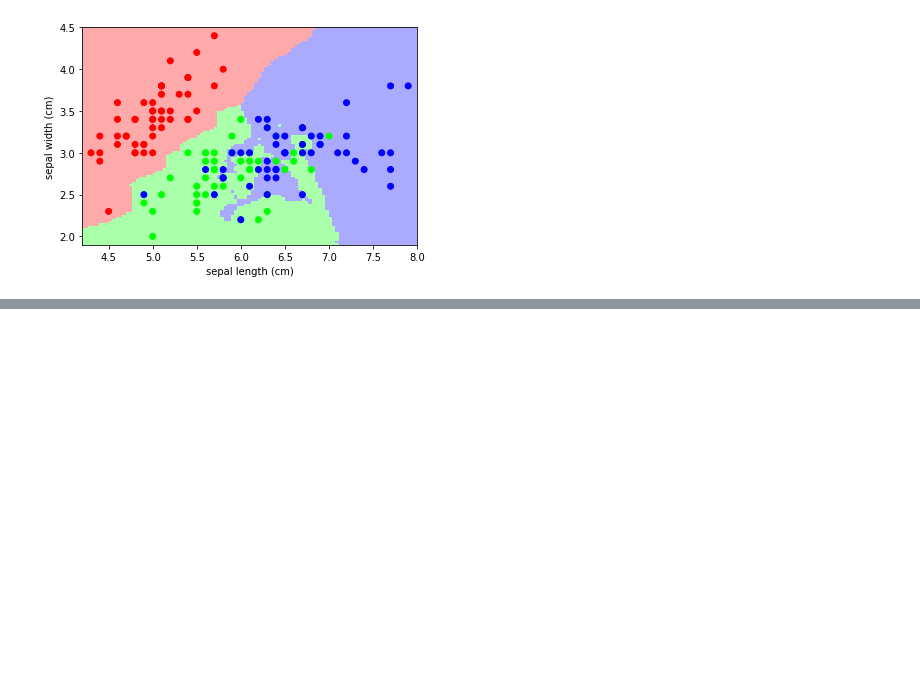
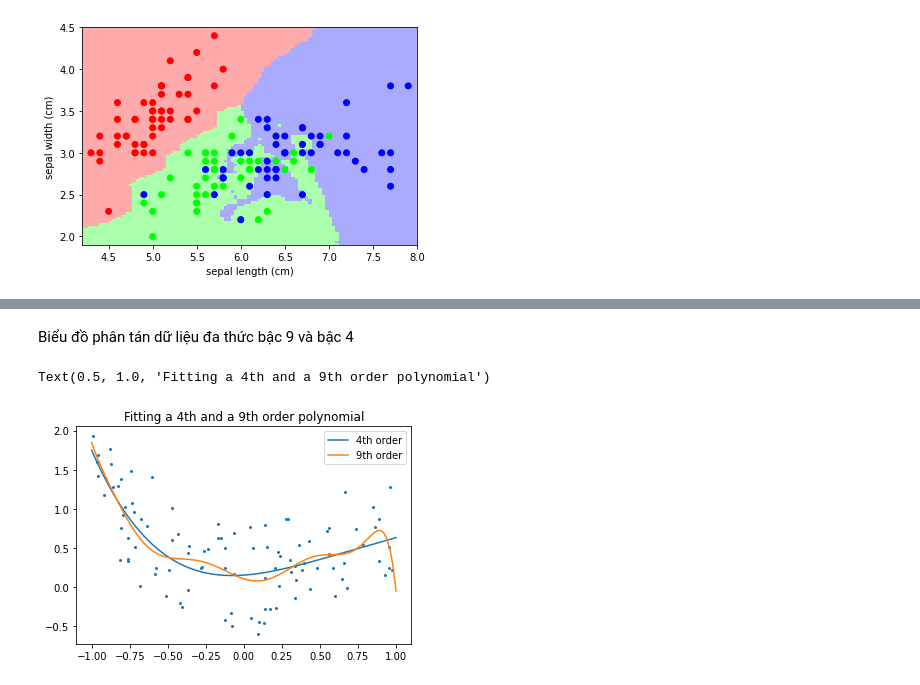
Before and after one commit to minhm01/Colab-Notebooks, a Jupyter notebook: Tuan 7/T7B3.ipynb, the cells around one changed output, grey strips where cells are left out. Cells and saved outputs as stored; diff of their text form; code cells hidden in the pictures; blank space fills up the shorter version.

```diff
--- a/Tuan 7/T7B3.ipynb
+++ b/Tuan 7/T7B3.ipynb
@@ -168,0 +235,24 @@ y_new = model.predict(x_new[:, np.newaxis])
+# %% [markdown]
+Biểu đồ phân tán dữ liệu đa thức bậc 9 và bậc 4
+# %%
+plt.figure(figsize=(6, 4))
+plt.scatter(x, y, s=4)
+
+X = np.array([x**i for i in range(5)]).T
+X_test = np.array([x_test**i for i in range(5)]).T
+regr = linear_model.LinearRegression()
+regr.fit(X, y)
+plt.plot(x_test, regr.predict(X_test), label='4th order')
+
+X = np.array([x**i for i in range(10)]).T
+X_test = np.array([x_test**i for i in range(10)]).T
+regr = linear_model.LinearRegression()
+regr.fit(X, y)
+plt.plot(x_test, regr.predict(X_test), label='9th order')
+
+plt.legend(loc='best')
+plt.axis('tight')
+plt.title('Fitting a 4th and a 9th order polynomial')
+# %% [output]
+Text(0.5, 1.0, 'Fitting a 4th and a 9th order polynomial')
+[figure, added]
```
Also changed, not shown: parts of 101 cells of this notebook.
